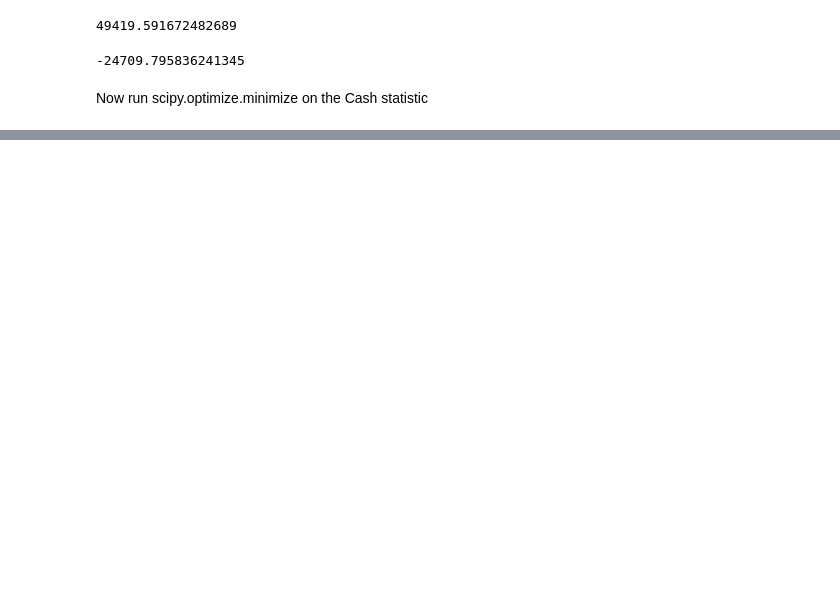
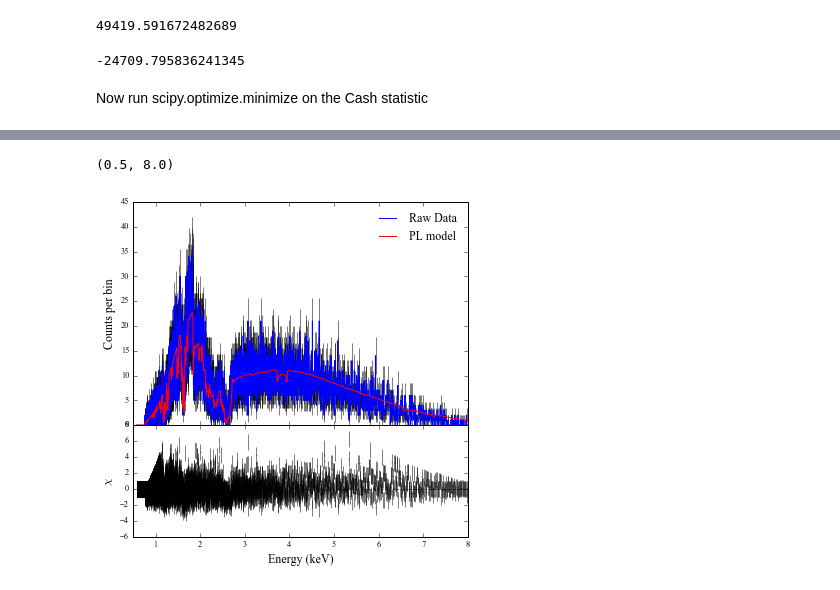
Before and after one commit to eblur/pyxsis, a Jupyter notebook: notebooks/Example1_fit_HETG_powerlaw.ipynb, the cells around one changed output, grey strips where cells are left out. Drawn from its saved outputs; the diff is of its cells as text; code cells hidden in the pictures; blank space fills up the shorter version.

```diff
--- a/notebooks/Example1_fit_HETG_powerlaw.ipynb
+++ b/notebooks/Example1_fit_HETG_powerlaw.ipynb
@@ -159,25 +162,28 @@ plt.legend(loc='upper right', frameon=False)
 # %%
 res_out = mrk421.mod_residuals(res.x)
 
 fig = plt.figure(figsize=(6,6))
 gs  = gridspec.GridSpec(2, 1, height_ratios=[2,1], hspace=0.0)
 ax1 = plt.subplot(gs[0])
 ax2 = plt.subplot(gs[1])
 
-pysis.plot_counts(ax1, mrk421, xunit='keV', label='Raw Data')
+xpysis.plot_counts(ax1, mrk421, xunit='keV', label='Raw Data')
 ax1.plot(mrk421.bin_mid, model_out, 'r', label='PL model')
 ax1.legend(loc='upper right', frameon=False)
 
 ax2.errorbar(mrk421.bin_mid, res_out,
              xerr=0.5*(mrk421.bin_hi - mrk421.bin_lo), yerr=1.0,
              ls='', color='k', capsize=0, alpha=0.5)
 ax2.axhline(0.0, color='k', ls=':')
 ax2.set_ylabel(r'$\chi$')
 ax2.set_xlabel('Energy (keV)')
 
 ax1.xaxis.set_ticklabels('')
 ax1.set_xlim(0.5,8.0)
 ax2.set_xlim(0.5,8.0)
+# %% [output]
+(0.5, 8.0)
+[figure, added]
 # %%
 mflux_out = mrk421.model.calculate(mrk421.bin_lo, mrk421.bin_hi) / (mrk421.bin_hi - mrk421.bin_lo)
 
```
Also changed, not shown: parts of 6 cells of this notebook.
